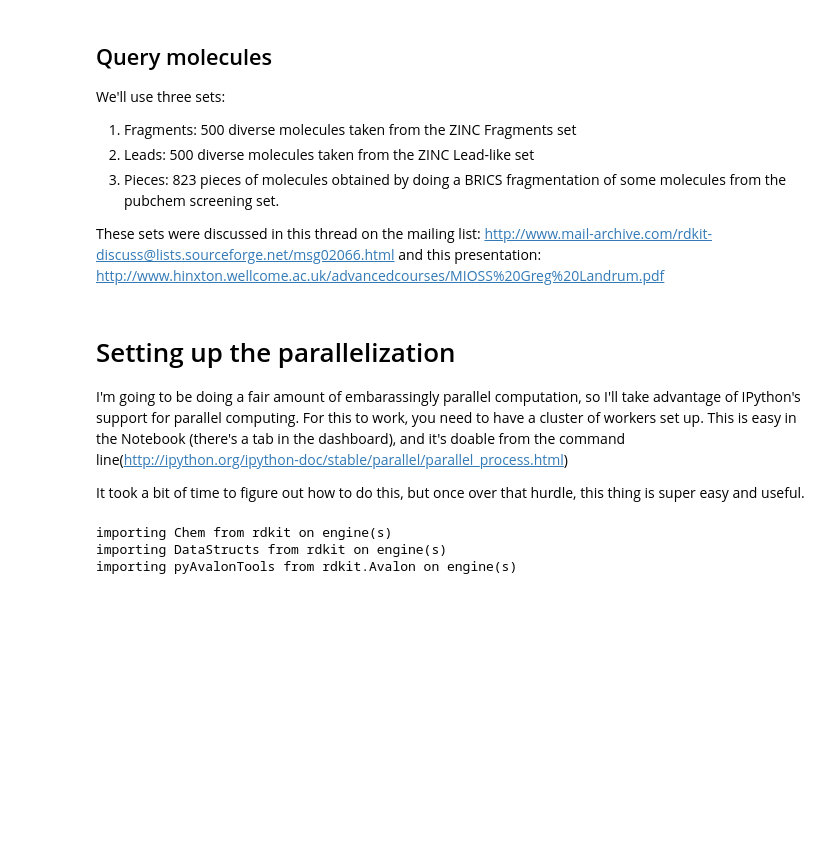
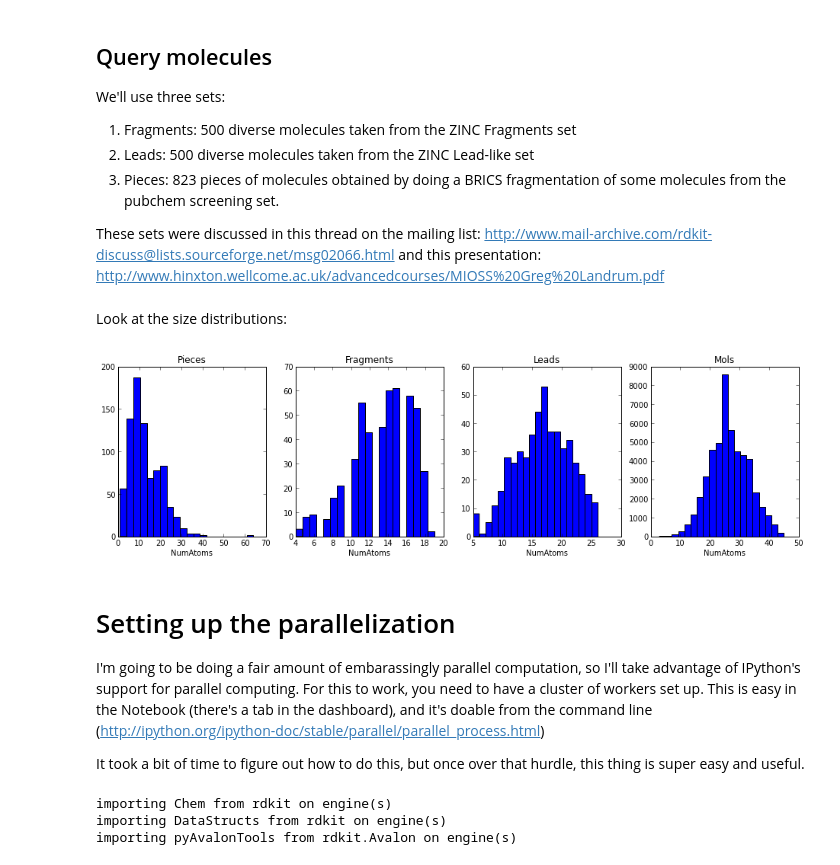
Before and after one commit to greglandrum/rdkit_blog, a Jupyter notebook: notebooks/Substructure Fingerprints.ipynb, the cells around one changed output. Saved outputs shown, nothing was run; the diff lists cells and outputs as text; code cells hidden in the pictures; blank space fills up the shorter version.

```diff
--- a/notebooks/Substructure Fingerprints.ipynb
+++ b/notebooks/Substructure Fingerprints.ipynb
@@ -46,10 +75,32 @@ http://www.hinxton.wellcome.ac.uk/advancedcourses/MIOSS%20Greg%20Landrum.pdf
 frags = [Chem.MolFromSmiles(x.split()[0]) for x in file('../data/zinc.frags.500.q.smi')]
 leads = [Chem.MolFromSmiles(x.split()[0]) for x in file('../data/zinc.leads.500.q.smi')]
 pieces = [Chem.MolFromSmiles(x) for x in file('../data/fragqueries.q.txt')]
+# %% [markdown]
+Look at the size distributions:
+# %%
+figure(figsize=(16,4))
+subplot('141')
+hist([x.GetNumAtoms() for x in pieces],bins=20)
+title('Pieces')
+xlabel('NumAtoms')
+subplot('142')
+hist([x.GetNumAtoms() for x in frags],bins=20)
+title('Fragments')
+xlabel('NumAtoms')
+subplot('143')
+hist([x.GetNumAtoms() for x in leads],bins=20)
+title('Leads')
+_=xlabel('NumAtoms')
+subplot('144')
+hist([x.GetNumAtoms() for x in mols],bins=20)
+title('Mols')
+_=xlabel('NumAtoms')
+# %% [output]
+[figure, added]
 # %% [markdown]
 # Setting up the parallelization
 
-I'm going to be doing a fair amount of embarassingly parallel computation, so I'll take advantage of IPython's support for parallel computing. For this to work, you need to have a cluster of workers set up. This is easy in the Notebook (there's a tab in the dashboard), and it's doable from the command line(http://ipython.org/ipython-doc/stable/parallel/parallel_process.html)
+I'm going to be doing a fair amount of embarassingly parallel computation, so I'll take advantage of IPython's support for parallel computing. For this to work, you need to have a cluster of workers set up. This is easy in the Notebook (there's a tab in the dashboard), and it's doable from the command line (http://ipython.org/ipython-doc/stable/parallel/parallel_process.html)
 
 It took a bit of time to figure out how to do this, but once over that hurdle, this thing is super easy and useful.
 # %%
```
Also changed, not shown: parts of 28 cells of this notebook.
